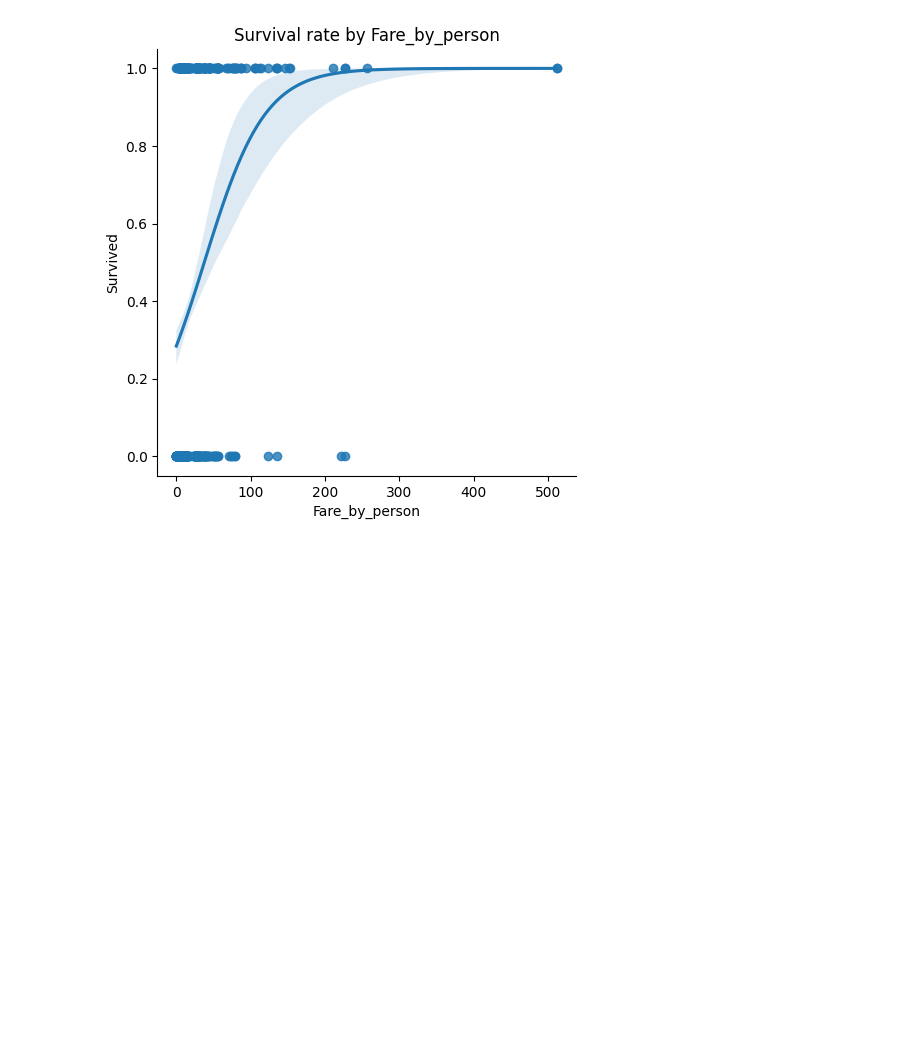
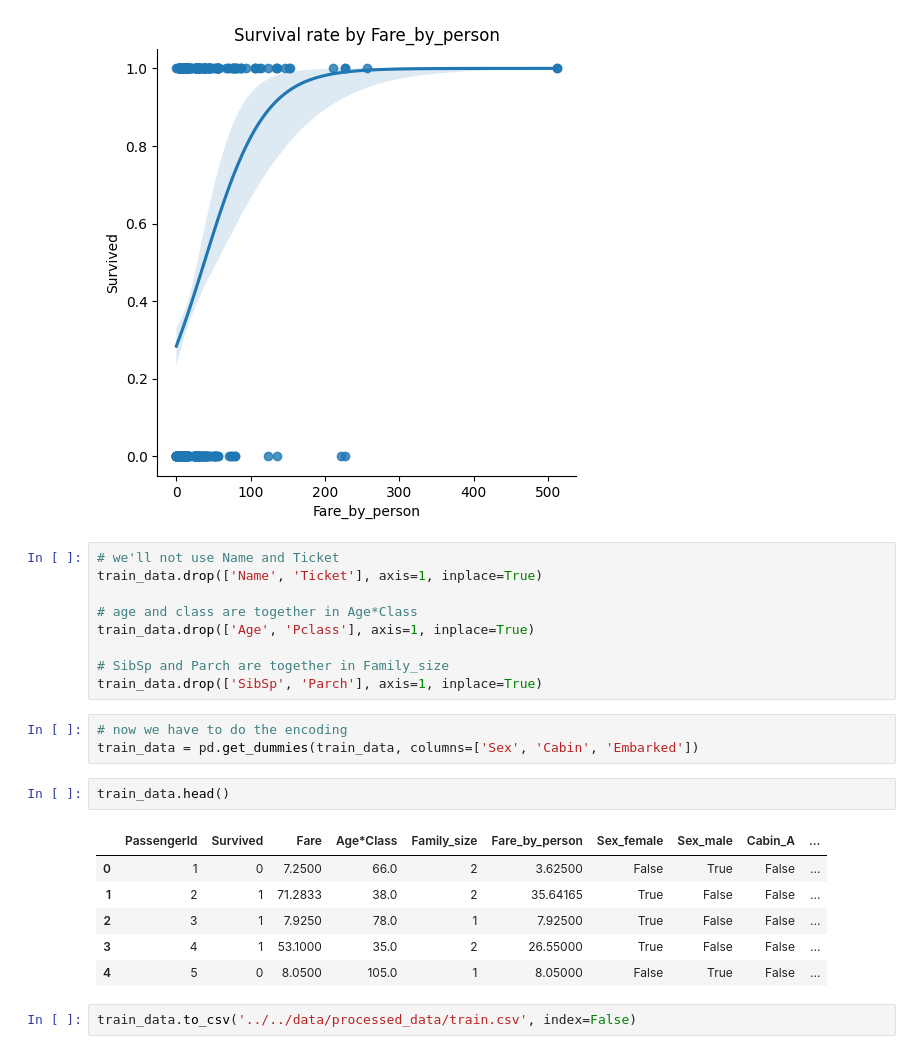
Before and after one commit to V-kr0pt/titanic-kaggle, a Jupyter notebook: src/notebooks/exploratory_analysis.ipynb, the cells around one changed output. Drawn from its saved outputs; the diff is of its cells as text; blank space fills up the shorter version.

Commit message:
add: removing not used features + using dummies + saving the train data csv

```diff
--- a/src/notebooks/exploratory_analysis.ipynb
+++ b/src/notebooks/exploratory_analysis.ipynb
@@ -200,3 +200,26 @@ plt.title('Survival rate by {}'.format(var))
 plt.show()
 # %% [output]
 [figure]
+# %%
+# we'll not use Name and Ticket
+train_data.drop(['Name', 'Ticket'], axis=1, inplace=True)
+
+# age and class are together in Age*Class
+train_data.drop(['Age', 'Pclass'], axis=1, inplace=True)
+
+# SibSp and Parch are together in Family_size
+train_data.drop(['SibSp', 'Parch'], axis=1, inplace=True)
+# %%
+# now we have to do the encoding
+train_data = pd.get_dummies(train_data, columns=['Sex', 'Cabin', 'Embarked'])
+# %%
+train_data.head()
+# %% [output]
+|  | PassengerId | Survived | Fare | Age*Class | Family_size | Fare_by_person | Sex_female | Sex_male | Cabin_A | ... |
+| 0 | 1 | 0 | 7.2500 | 66.0 | 2 | 3.62500 | False | True | False | ... |
+| 1 | 2 | 1 | 71.2833 | 38.0 | 2 | 35.64165 | True | False | False | ... |
+| 2 | 3 | 1 | 7.9250 | 78.0 | 1 | 7.92500 | True | False | False | ... |
+| 3 | 4 | 1 | 53.1000 | 35.0 | 2 | 26.55000 | True | False | False | ... |
+| 4 | 5 | 0 | 8.0500 | 105.0 | 1 | 8.05000 | False | True | False | ... |
+# %%
+train_data.to_csv('../../data/processed_data/train.csv', index=False)
```
Also changed, not shown: parts of 2 cells of this notebook, 1 other file.
